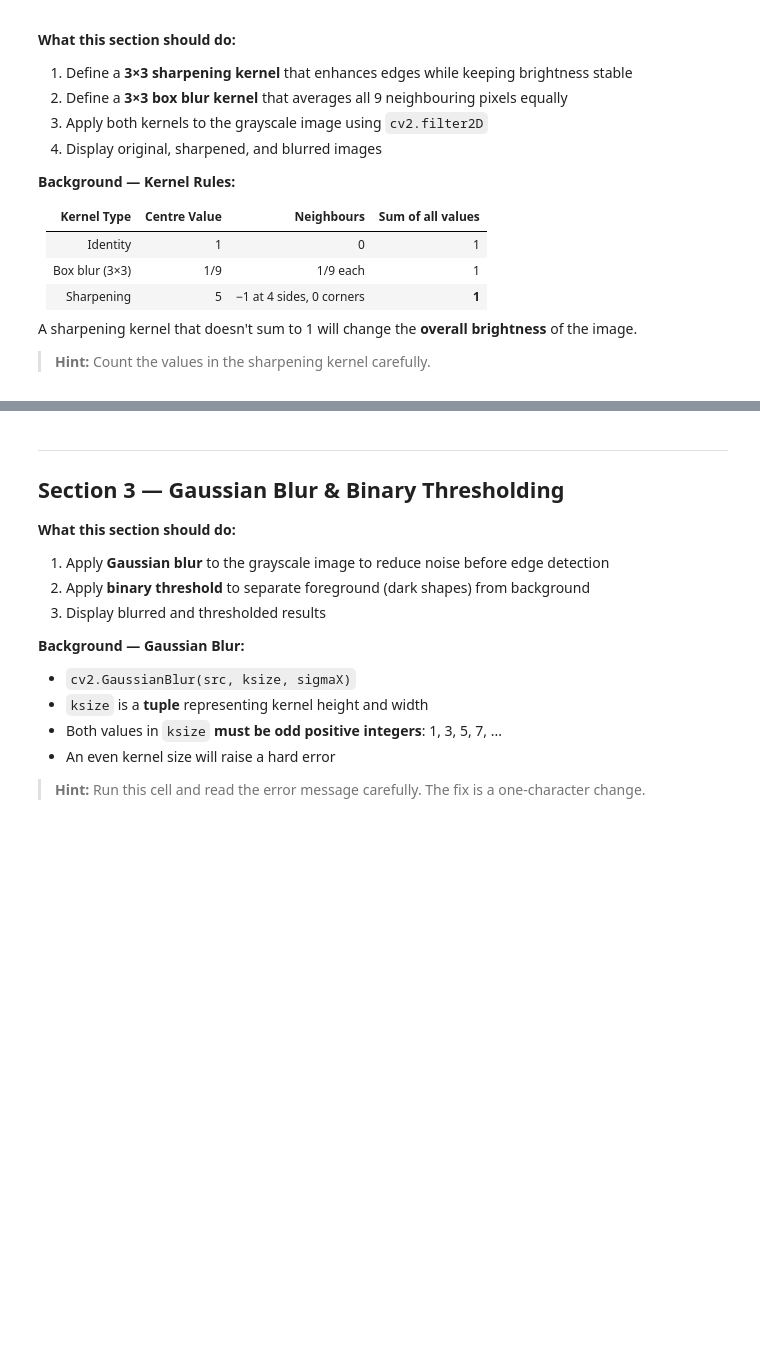
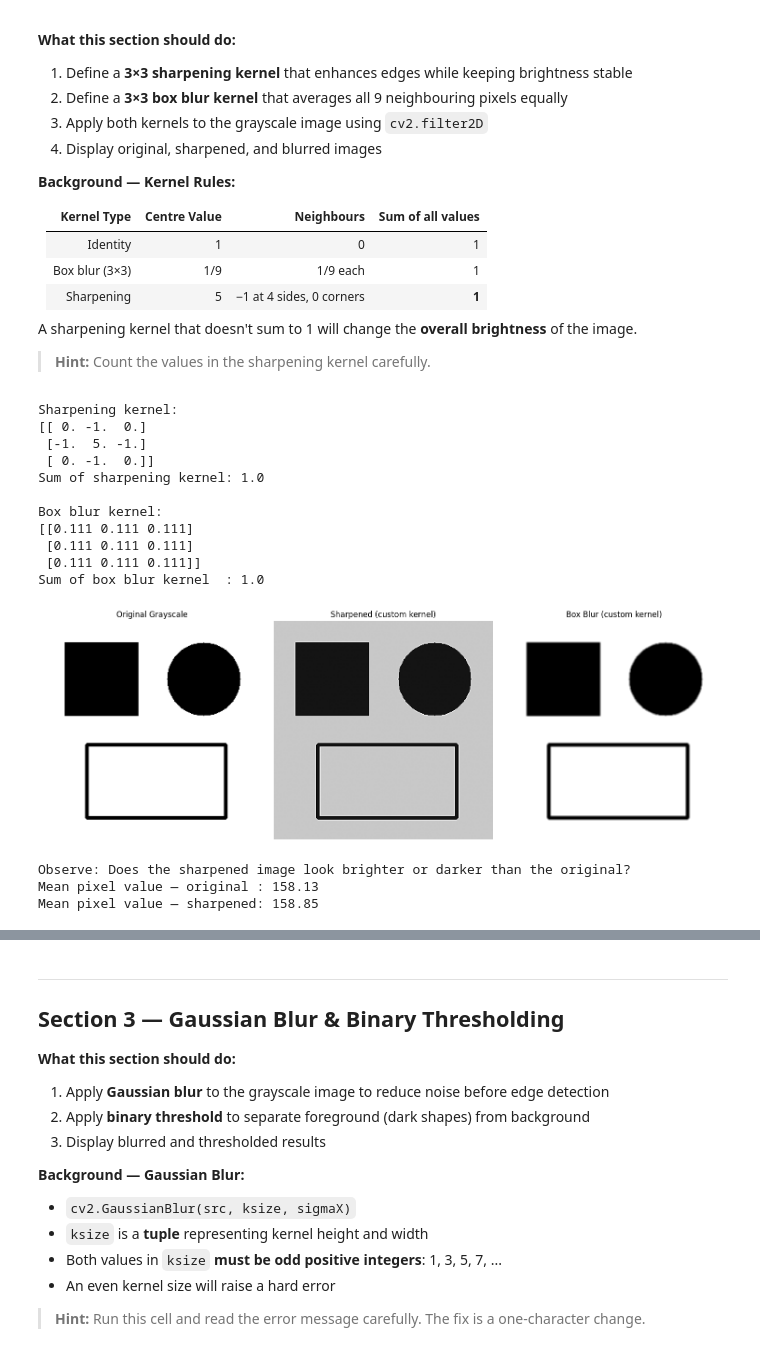
Before and after one commit to SahilGarg15/OpenCV-debug, a Jupyter notebook: Day 1/Lab_1_3_Debug_Challenge.ipynb, the cells around one changed output, grey strips where cells are left out. Drawn from its saved outputs; the diff is of its cells as text; code cells hidden in the pictures; blank space fills up the shorter version.

```diff
--- a/Day 1/Lab_1_3_Debug_Challenge.ipynb
+++ b/Day 1/Lab_1_3_Debug_Challenge.ipynb
@@ -172,38 +183,52 @@ bgr_image  = cv2.imread('test_image.png')
 gray_image = cv2.cvtColor(bgr_image, cv2.COLOR_BGR2GRAY)
 
 # Sharpening kernel — enhances edges, preserves overall brightness
 # BUG 2 is in the kernel definition below
-sharpen_kernel = np.array([
-    [ 0, -1,  0],
-    [-1,  4, -1],   # <-- look carefully at the centre value
-    [ 0, -1,  0]
-], dtype=np.float32)
+sharpen_kernel = np.array([[ 0, -1,  0],
+                           [-1,  5, -1],
+                           [ 0, -1,  0]], dtype=np.float32)   # Normalize to sum=1
 
 # Box blur kernel — each pixel becomes the average of its 3x3 neighbourhood
 box_blur_kernel = np.ones((3, 3), dtype=np.float32) / 9
 
 # Print kernel properties
 print('Sharpening kernel:')
 print(sharpen_kernel)
 print('Sum of sharpening kernel:', sharpen_kernel.sum())   # Should be 1
 print()
 print('Box blur kernel:')
 print(np.round(box_blur_kernel, 3))
 print('Sum of box blur kernel  :', box_blur_kernel.sum())  # Should be 1
 
 # Apply kernels
 sharpened = cv2.filter2D(gray_image, -1, sharpen_kernel)
 blurred   = cv2.filter2D(gray_image, -1, box_blur_kernel)
 
 show(
     [gray_image, sharpened, blurred],
     ['Original Grayscale', 'Sharpened (custom kernel)', 'Box Blur (custom kernel)'],
     ['gray', 'gray', 'gray']
 )
 
 print('\nObserve: Does the sharpened image look brighter or darker than the original?')
 print('Mean pixel value — original :', gray_image.mean().round(2))
 print('Mean pixel value — sharpened:', sharpened.mean().round(2))
+# %% [output]
+Sharpening kernel:
+[[ 0. -1.  0.]
+ [-1.  5. -1.]
+ [ 0. -1.  0.]]
+Sum of sharpening kernel: 1.0
+
+Box blur kernel:
+[[0.111 0.111 0.111]
+ [0.111 0.111 0.111]
+ [0.111 0.111 0.111]]
+Sum of box blur kernel  : 1.0
+[figure, added]
+Observe: Does the sharpened image look brighter or darker than the original?
+Mean pixel value — original : 158.13
+Mean pixel value — sharpened: 158.85
 # %% [markdown]
 ### 🔍 Your Answer – Bug 2
 
```
Also changed, not shown: parts of 11 cells of this notebook, 1 other file.
